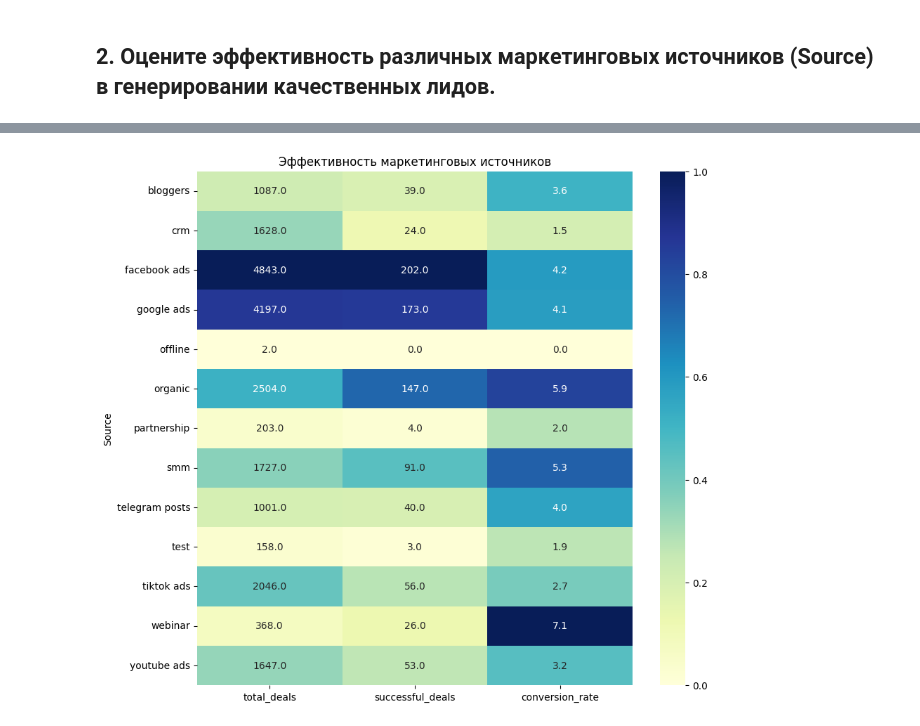
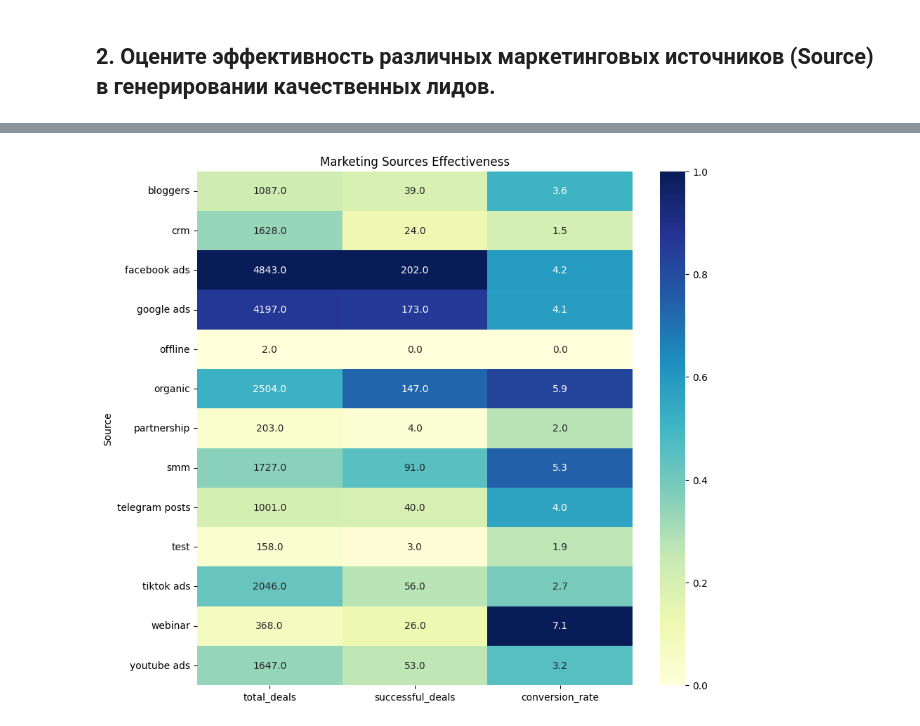
Before and after one commit to Katarina-dev/ICH, a Jupyter notebook: Python/hw/DA_PROJECT/campaigns_anaysis.ipynb, the cells around one changed output, grey strips where cells are left out. Saved outputs shown, nothing was run; the diff lists cells and outputs as text; code cells hidden in the pictures.

```diff
--- a/Python/hw/DA_PROJECT/campaigns_anaysis.ipynb
+++ b/Python/hw/DA_PROJECT/campaigns_anaysis.ipynb
@@ -507,0 +707,23 @@ youtube ads            1647                53         3.217972
+# %%
+import pandas as pd
+import seaborn as sns
+import matplotlib.pyplot as plt
+
+# Main groupings (universal)
+grouped_deals = deals_df.groupby('Source')
+leads = grouped_deals['Contact Name'].nunique().rename('Leads')
+total_deals = grouped_deals['Id'].count().rename('Deals')
+successful_deals = deals_df[deals_df['Stage'] == 'Payment Done'].groupby('Source')['Id'].count().rename('Successful Deals')
+# %%
+# Data for funnel
+funnel_df = pd.concat([leads, total_deals, successful_deals], axis=1).fillna(0)
+funnel_df = funnel_df.astype({'Leads': int, 'Deals': int, 'Successful Deals': int}).reset_index()
+# Add conversion column
+funnel_df['Conversion'] = (funnel_df['Successful Deals'] / funnel_df['Deals']) * 100
+# %%
+# create a copy for source_stats
+source_stats = funnel_df[['Source', 'Deals', 'Successful Deals']].copy()
+source_stats = source_stats.rename(columns={'Deals': 'total_deals', 'Successful Deals': 'successful_deals'})
+source_stats['conversion_rate'] = (source_stats['successful_deals'] / source_stats['total_deals']) * 100
+source_stats = source_stats[source_stats['total_deals'] > 0].set_index('Source')
+print(source_stats)
@@ -508,17 +746,12 @@ youtube ads            1647                53         3.217972
 # %%
-import seaborn as sns
-import matplotlib.pyplot as plt
-
-# Выбираем метрики для тепловой карты
+# visualize the obtained data on a heat map
 heatmap_data = source_stats[['total_deals', 'successful_deals', 'conversion_rate']]
-
-# Нормируем значения для более наглядного сравнения (если нужно)
 heatmap_norm = heatmap_data.apply(lambda x: (x - x.min()) / (x.max() - x.min()))
 
 plt.figure(figsize=(10, len(heatmap_data) * 0.5 + 3))
 sns.heatmap(heatmap_norm, annot=heatmap_data.round(1), fmt='', cmap='YlGnBu')
-plt.title('Эффективность маркетинговых источников')
+plt.title('Marketing Sources Effectiveness')
 plt.ylabel('Source')
 plt.show()
 # %% [output]
-[figure, old version]
+[figure, new version]
```
Also changed, not shown: parts of 58 cells of this notebook, 2 other files.
